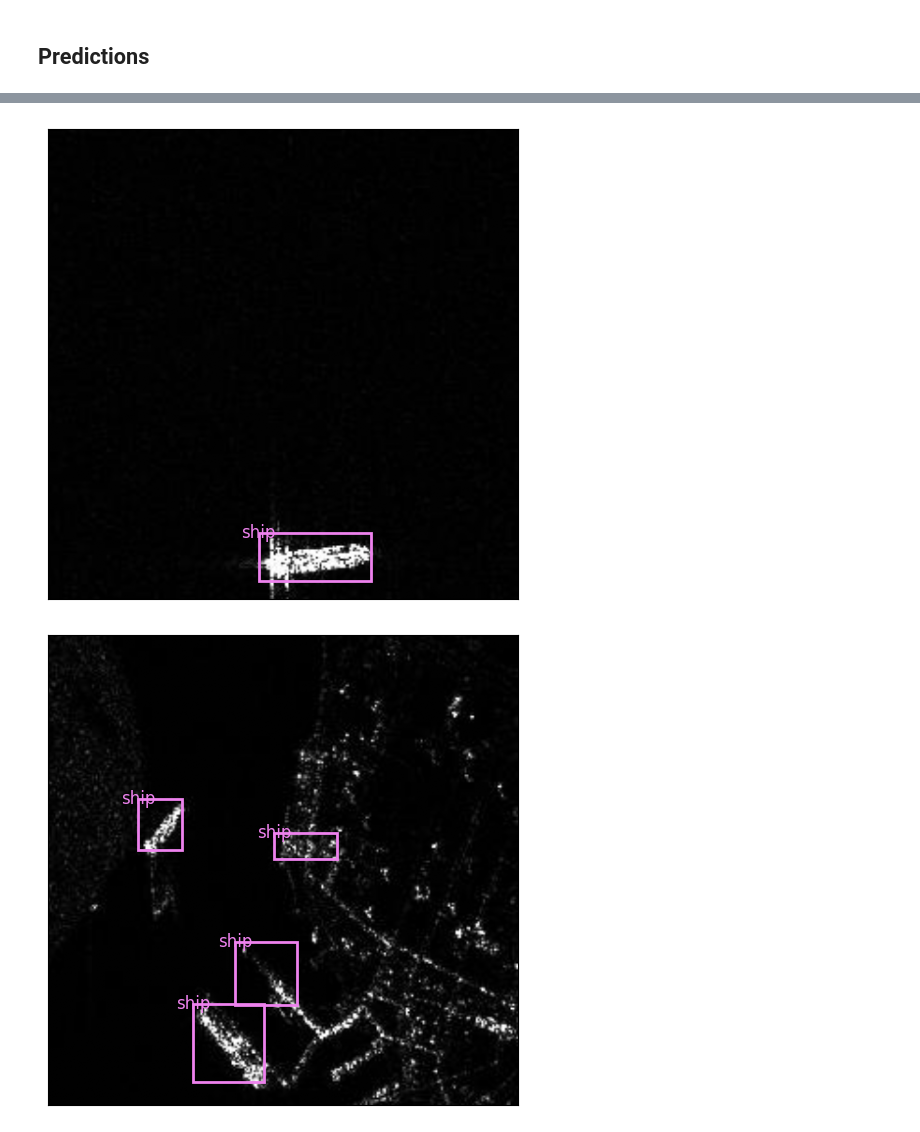
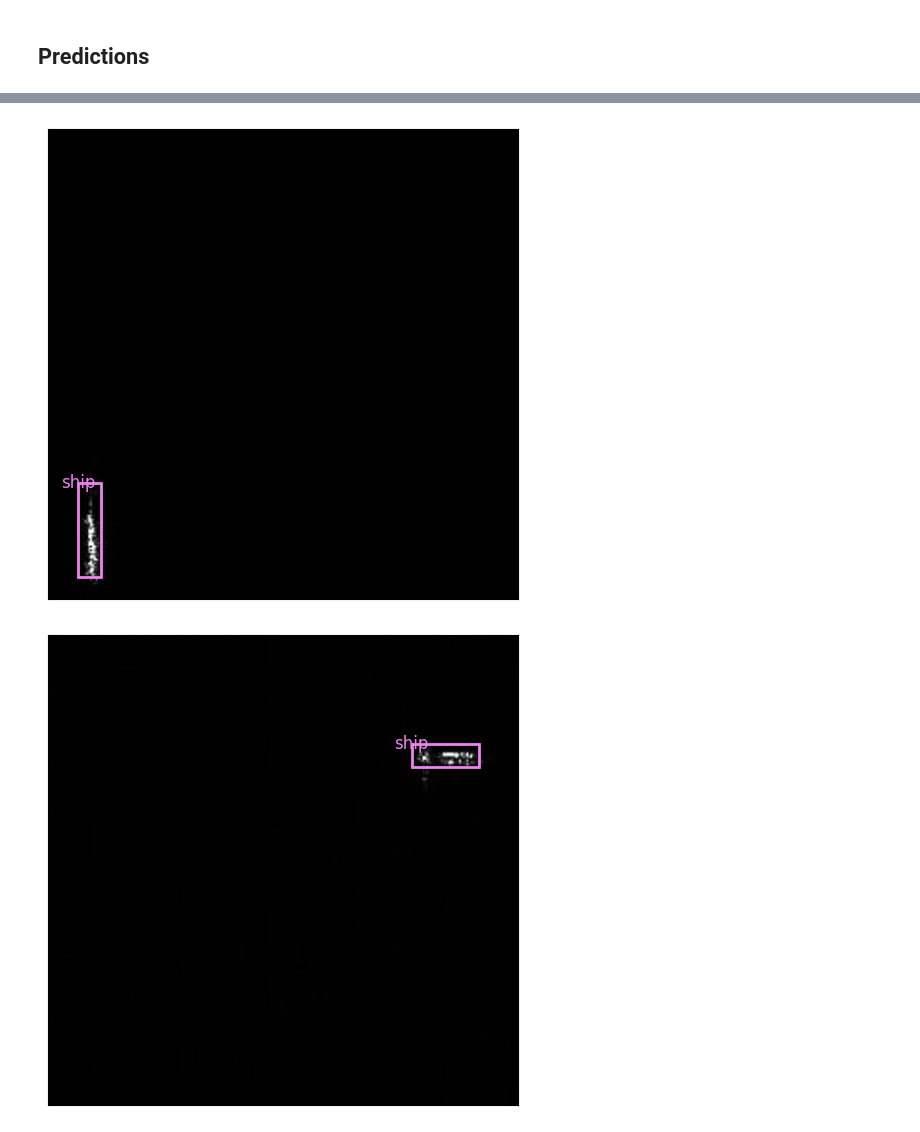
Before and after one commit to biasvariancelabs/FAIR-EO, a Jupyter notebook: examples/object_detection_example_sar_ship_detection.ipynb, the cells around one changed output, grey strips where cells are left out. Saved outputs shown, nothing was run; the diff lists cells and outputs as text; code cells hidden in the pictures.

Commit message:
Updated object detection files with new 60/20/20 splits
Updated object detection files with new 60/20/20 splits

```diff
--- a/examples/object_detection_example_sar_ship_detection.ipynb
+++ b/examples/object_detection_example_sar_ship_detection.ipynb
@@ -155,7 +155,7 @@ labels = ["no-data","ship"]
 transform = Resize()
 model.load_model(model_path)
 
-csv_file = "/home/dragik/data/FAIR_EO/SAR_ship_detection/test.csv"
+csv_file = "/home/dragik/data/FAIR_EO/SAR_ship_detection/sar_ship_detection_test.csv"
 
 test_list = []
 with open(csv_file, mode ='r')as file:
@@ -163,12 +163,12 @@ with open(csv_file, mode ='r')as file:
     for lines in csvFile:
         test_list.append(lines[0])
 
-image = image_loader('/home/dragik/data/FAIR_EO/SAR_ship_detection/' + test_list[1])
+image = image_loader('/home/dragik/data/FAIR_EO/SAR_ship_detection/' + test_list[10])
 fig = model.detect_objects(image, labels, transform)
 
-image = image_loader('/home/dragik/data/FAIR_EO/SAR_ship_detection/' + test_list[6])
+image = image_loader('/home/dragik/data/FAIR_EO/SAR_ship_detection/' + test_list[60])
 fig = model.detect_objects(image, labels, transform)
 
-image = image_loader('/home/dragik/data/FAIR_EO/SAR_ship_detection/' + test_list[9])
+image = image_loader('/home/dragik/data/FAIR_EO/SAR_ship_detection/' + test_list[90])
 fig = model.detect_objects(image, labels, transform)
 # %% [output]
@@ -177,2 +177,2 @@ fig = model.detect_objects(image, labels, transform)
-[figure, old version]
+[figure, new version]
-[figure, old version]
+[figure, new version]
```
Also changed, not shown: parts of 5 cells of this notebook, 32 other files.
